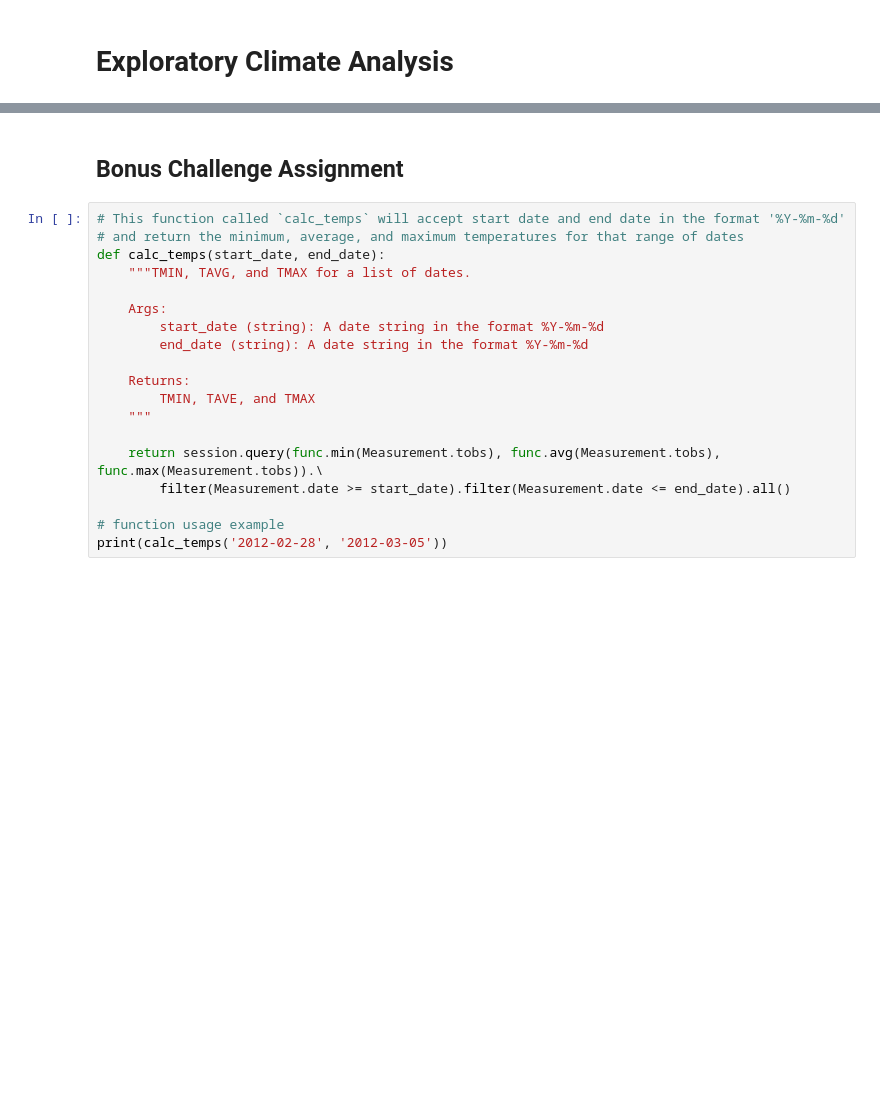
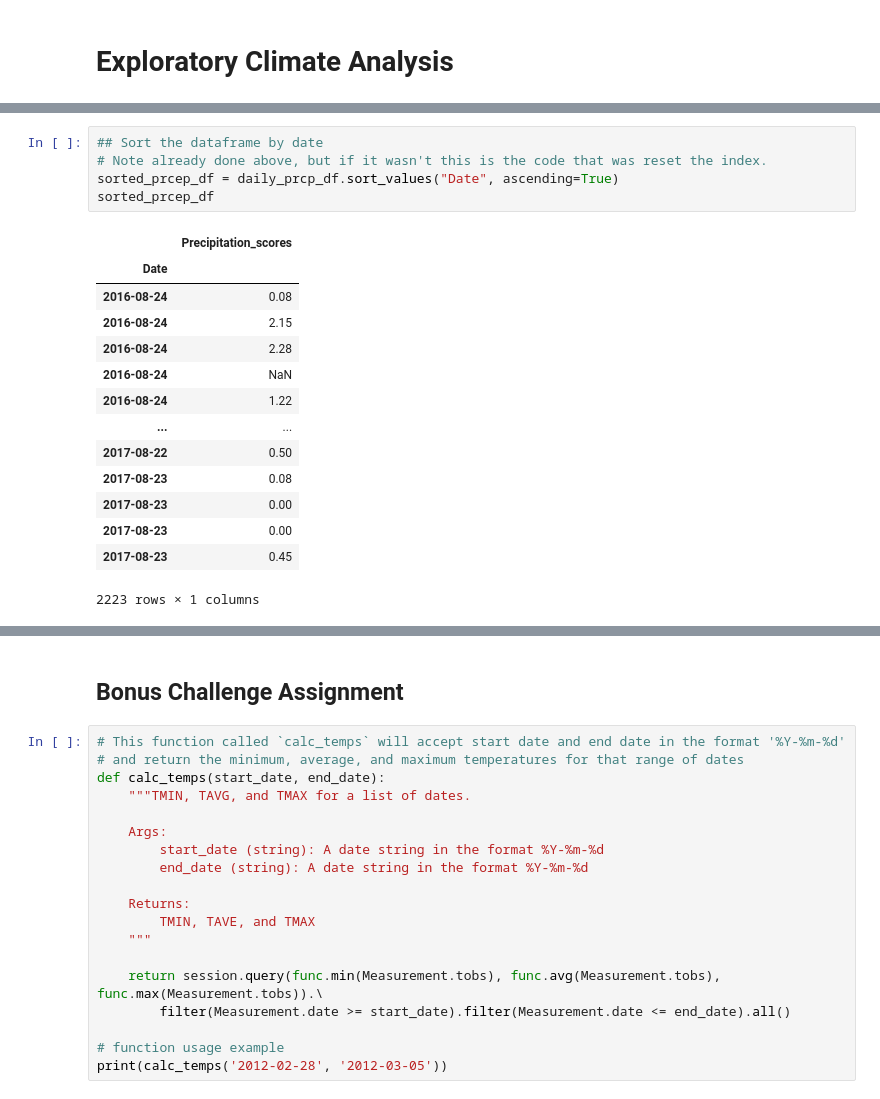
Before and after one commit to chiron-chiron/sqlalchemy-challenge, a Jupyter notebook: Analysis.ipynb, the cells around one changed output, grey strips where cells are left out. Saved outputs shown, nothing was run; the diff lists cells and outputs as text; blank space fills up the shorter version.

```diff
--- a/Analysis.ipynb
+++ b/Analysis.ipynb
@@ -130,0 +170,20 @@ KeyboardInterrupt:
+# %%
+## Sort the dataframe by date
+# Note already done above, but if it wasn't this is the code that was reset the index.
+sorted_prcep_df = daily_prcp_df.sort_values("Date", ascending=True)
+sorted_prcep_df
+# %% [output]
+|  | Precipitation_scores |
+| Date |  |
+| 2016-08-24 | 0.08 |
+| 2016-08-24 | 2.15 |
+| 2016-08-24 | 2.28 |
+| 2016-08-24 | NaN |
+| 2016-08-24 | 1.22 |
+| ... | ... |
+| 2017-08-22 | 0.50 |
+| 2017-08-23 | 0.08 |
+| 2017-08-23 | 0.00 |
+| 2017-08-23 | 0.00 |
+| 2017-08-23 | 0.45 |
+2223 rows × 1 columns
```
Also changed, not shown: parts of 13 cells of this notebook.
